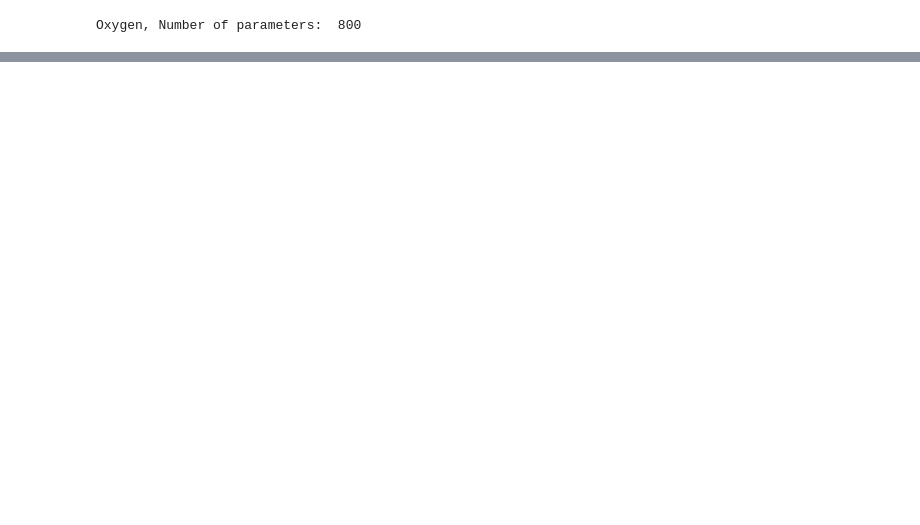
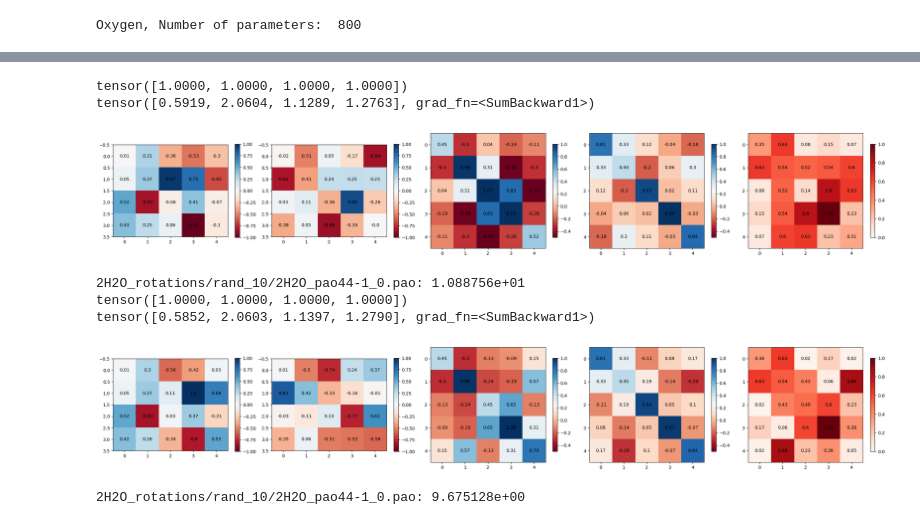
Before and after one commit to oschuett/pao_ml_equivar, a Jupyter notebook: pao_equi_ml.ipynb, the cells around one changed output, grey strips where cells are left out. Cells and saved outputs as stored; diff of their text form; code cells hidden in the pictures; blank space fills up the shorter version.

```diff
--- a/pao_equi_ml.ipynb
+++ b/pao_equi_ml.ipynb
@@ -383,3 +636,77 @@ for idx, pao_object in enumerate(test_dataset_H):
+# %%
+batch_size = 1
+path = Path("2H2O_rotations/rand_10/2H2O_pao44-1_0.pao")
+test_pao_objects = generate_pao_object_from_file(path)
+test_pao_objects_H = [pao_object for pao_object in test_pao_objects if pao_object.kind.atomic_number==1]
+test_data_H = []
+for pao_object in test_pao_objects_H:
+    test_data_H += [
+        Data(
+            x=None, pos=pao_object.coords, y=pao_object.label, z=generate_f_in(pao_object)
+        )
+    ]
+prim_basis_spec = prim_basis_specs["H"]
+prim_basis_size = o3.Irreps(prim_basis_spec).dim
+
+for idx, x in enumerate(test_data_H[:2]):
+    edge_vecs = x.pos
+    atomkinds = x.z
+    label = x.y
+    pred = model_H(edge_vecs, atomkinds).squeeze()
+    #angles = torch.rand(int((prim_basis_size-1)*prim_basis_size/2), dtype=torch.float32)
+    #opt_res = sp.optimize.minimize(rotation_cost, angles, args=(prim_basis_size, pred_copy, label.detach().clone()), method="COBYLA", options={"maxiter": 1000})
+    #print(opt_res)
+    #rotation_matrix = generate_rotation_matrix(prim_basis_size, opt_res.x)
+    #pred = torch.matmul(rotation_matrix, pred.T).T
+
+    #label_projector = label.T @ torch.inverse(label @ label.T) @ label
+    label_projector = label.T @ label
+    #label_project = label
+    #pred_projector = pred.T @ torch.inverse(pred @ pred.T) @ pred
+    pred_projector = pred.T @ pred
+    #print(torch.round(label @ label.T, decimals=2))
+    #print(torch.round((pred.squeeze() @ pred.squeeze().T), decimals=2))
+    print(label.pow(2).sum(dim=1))
+    print(pred.squeeze().pow(2).sum(dim=1))
+    fig, axs = plt.subplots(nrows=1, ncols=5, figsize=(25.0, 4.0))
+    ax0 = axs[0].imshow(pred.squeeze().detach(), cmap="RdBu",vmin=-1, vmax=1)
+    ax1 = axs[1].imshow(x.y, cmap="RdBu",vmin=-1, vmax=1)
+    ax2 = axs[2].imshow(pred_projector.detach(), cmap="RdBu",vmin=-0.5, vmax=1)
+    ax3 = axs[3].imshow(label_projector.detach(), cmap="RdBu",vmin=-0.5, vmax=1)
+    #ax4 = axs[4].imshow((pred.T-label_projector@pred.T).T.abs().detach(), cmap="Reds",vmin=0, vmax=1)
+    ax4 = axs[4].imshow((pred_projector-label_projector).abs().detach(), cmap="Reds",vmin=0, vmax=1)
+    for (j,i),label in np.ndenumerate(pred.squeeze().detach()):
+        axs[0].text(i,j,round(label,2),ha='center',va='center')
+    for (j,i),label in np.ndenumerate(x.y):
+        axs[1].text(i,j,round(label,2),ha='center',va='center')
+    for (j,i),label in np.ndenumerate(pred_projector.detach()):
+        axs[2].text(i,j,round(label,2),ha='center',va='center')
+    for (j,i),label in np.ndenumerate(label_projector.detach()):
+        axs[3].text(i,j,round(label,2),ha='center',va='center')
+    #for (j,i),label in np.ndenumerate((pred.T-label_projector@pred.T).T.abs().detach()):
+    #    axs[4].text(i,j,round(label,2),ha='center',va='center')
+    for (j,i),label in np.ndenumerate((pred_projector-label_projector).abs().detach()):
+        axs[4].text(i,j,round(label,2),ha='center',va='center')
+    #axs[0].imshow(pred.squeeze().detach(), cmap="RdBu", vmin=-1, vmax=1)
+    #axs[1].imshow(test_pao_objects_H[idx].xblock.detach(), cmap="RdBu", vmin=-1, vmax=1)
+    fig.colorbar(ax0, ax=axs[0], shrink=0.8)
+    fig.colorbar(ax1, ax=axs[1], shrink=0.8)
+    fig.colorbar(ax2, ax=axs[2], shrink=0.8)
+    fig.colorbar(ax3, ax=axs[3], shrink=0.8)
+    fig.colorbar(ax4, ax=axs[4], shrink=0.8)
+    plt.tight_layout()
+    plt.show()
+    test_mae = (pred_projector-label_projector).abs().sum()
+    print(f"{path}: {test_mae:e}")
+# %% [output]
+tensor([1.0000, 1.0000, 1.0000, 1.0000])
+tensor([0.5919, 2.0604, 1.1289, 1.2763], grad_fn=<SumBackward1>)
+[figure, added]
+2H2O_rotations/rand_10/2H2O_pao44-1_0.pao: 1.088756e+01
+tensor([1.0000, 1.0000, 1.0000, 1.0000])
+tensor([0.5852, 2.0603, 1.1397, 1.2790], grad_fn=<SumBackward1>)
+[figure, added]
+2H2O_rotations/rand_10/2H2O_pao44-1_0.pao: 9.675128e+00
 # %%
 batch_size=1
 for path in sorted(Path().glob("2H2O_rotations/rand_*/2H2O_pao44-1_0.pao")):
```
Also changed, not shown: parts of 32 cells of this notebook.
